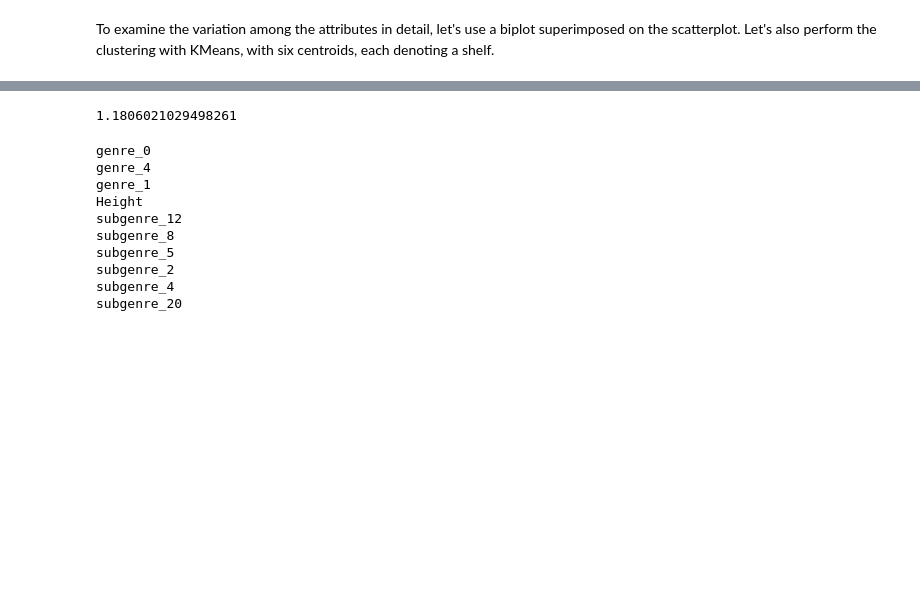
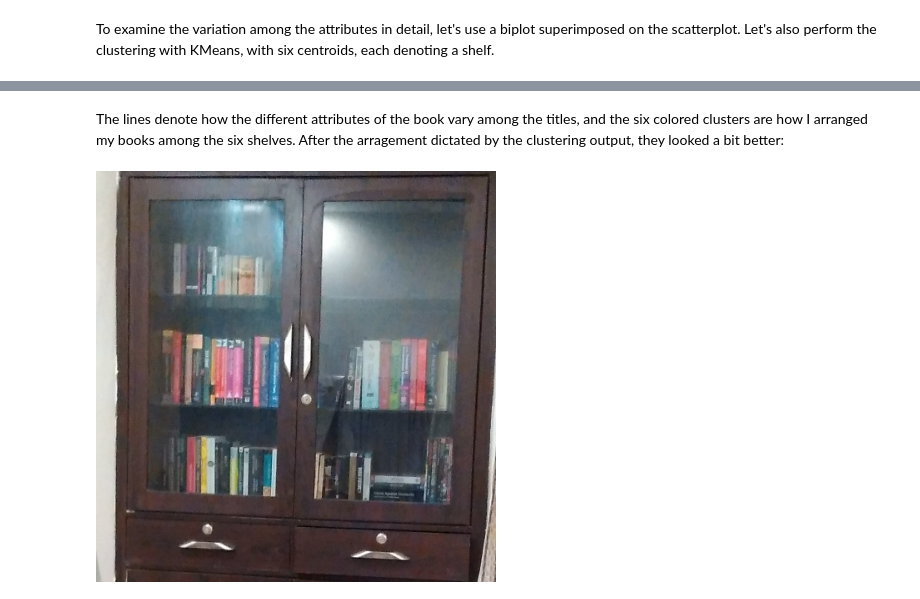
Before and after one commit to jaidevd/jaidevd.github.io, a Jupyter notebook: content/downloads/notebooks/bookshelf.ipynb, the cells around one changed output, grey strips where cells are left out. Cells and saved outputs as stored; diff of their text form; code cells hidden in the pictures; blank space fills up the shorter version.

```diff
--- a/content/downloads/notebooks/bookshelf.ipynb
+++ b/content/downloads/notebooks/bookshelf.ipynb
@@ -133,18 +136,6 @@ maxAttrs = np.argsort(largeAttrs)[::-1][:10]
-# %%
-largeAttrs[126]
-# %% [output]
-1.1806021029498261
-# %%
-for ix in maxAttrs:
-    print columns[ix]
-# %% [output]
-genre_0
-genre_4
-genre_1
-Height
-subgenre_12
-subgenre_8
-subgenre_5
-subgenre_2
-subgenre_4
-subgenre_20
+# %% [markdown]
+The lines denote how the different attributes of the book vary among the titles, and the six colored clusters are how I arranged my books among the six shelves. After the arragement dictated by the clustering output, they looked a bit better:
+# %%
+Image('shelf1.jpg', height=300, width=400)
+# %% [output]
+[figure, added]
```
Also changed, not shown: parts of 9 cells of this notebook, 4 other files.
